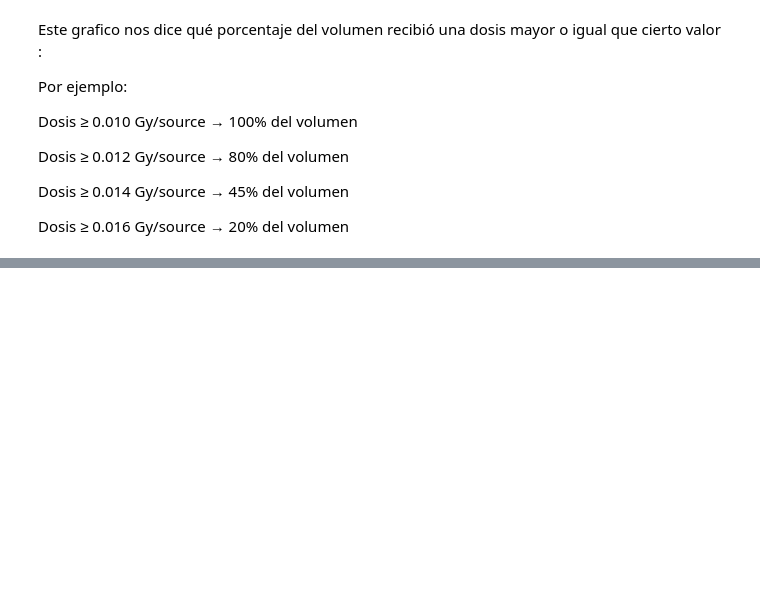
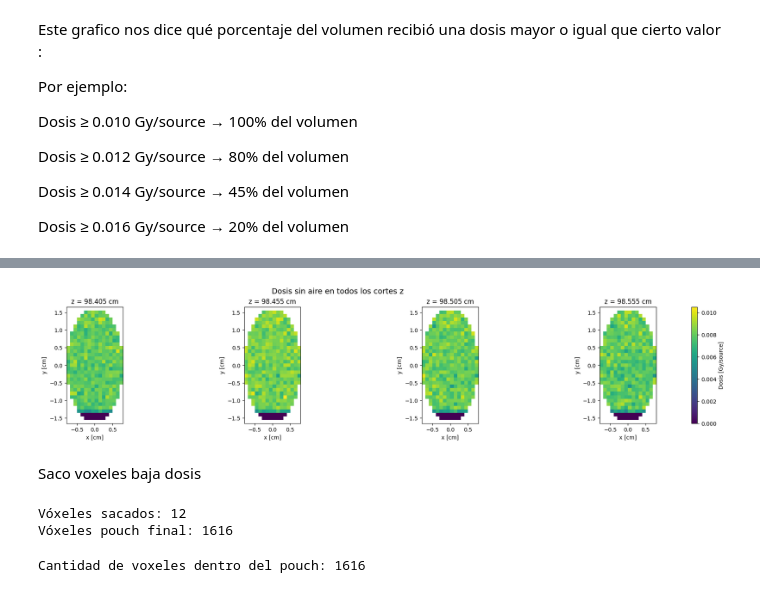
Before and after one commit to arirodriguez001/Laboratory-VI, a Jupyter notebook: Modelo irradiacion final/Modelo L/histograma_dosis-vol.ipynb, the cells around one changed output, grey strips where cells are left out. Cells and saved outputs as stored; diff of their text form; code cells hidden in the pictures; blank space fills up the shorter version.

```diff
--- a/Modelo irradiacion final/Modelo L/histograma_dosis-vol.ipynb
+++ b/Modelo irradiacion final/Modelo L/histograma_dosis-vol.ipynb
@@ -636,0 +484,67 @@ print(np.std(dosis_fisica) / np.mean(dosis_fisica))
+# %%
+fig, axes = plt.subplots(1, nz, figsize=(5 * nz, 4), constrained_layout=True)
+
+if nz == 1:
+    axes = [axes]
+
+vmin = np.nanmin(dosis_sin_aire)
+vmax = np.nanmax(dosis_sin_aire)
+
+for iz in range(nz):
+    im = axes[iz].imshow(
+        dosis_sin_aire[:, :, iz].T,
+        origin="lower",
+        extent=[xmin, xmax, ymin, ymax],
+        aspect="equal",
+        vmin=vmin,
+        vmax=vmax
+    )
+
+    axes[iz].set_xlabel("x [cm]")
+    axes[iz].set_ylabel("y [cm]")
+    axes[iz].set_title(f"z = {z_centros[iz]:.3f} cm")
+
+fig.colorbar(im, ax=axes, label="Dosis [Gy/source]")
+
+plt.suptitle("Dosis sin aire en todos los cortes z", fontsize=14)
+plt.show()
+# %% [output]
+[figure, added]
+# %% [markdown]
+Saco voxeles baja dosis
+# %%
+ix_sacar = [0]
+iy_sacar = [1,2,3]
+
+mascara_sacar = np.zeros_like(mascara_pouch, dtype=bool)
+mascara_sacar[ix_sacar, iy_sacar, :] = True
+
+mascara_pouch = mascara_pouch & ~mascara_sacar
+
+print("Vóxeles sacados:", np.sum(mascara_sacar))
+print("Vóxeles pouch final:", np.sum(mascara_pouch))
+# %% [output]
+Vóxeles sacados: 12
+Vóxeles pouch final: 1616
+# %%
+mascara_elipsoide = (
+    ((X - x0) / rx)**2
+    + ((Y - y0) / ry)**2
+    + ((Z - z0) / rz)**2
+) <= 1
+
+mascara_z = (Z >= zmin) & (Z <= zmax)
+
+mascara_pouch = mascara_elipsoide & mascara_z
+
+ix_sacar = [0]
+iy_sacar = [1,2,3]
+
+mascara_sacar = np.zeros_like(mascara_pouch, dtype=bool)
+mascara_sacar[ix_sacar, iy_sacar, :] = True
+
+mascara_pouch = mascara_pouch & ~mascara_sacar
+
+print("Cantidad de voxeles dentro del pouch:", np.sum(mascara_pouch))
+# %% [output]
+Cantidad de voxeles dentro del pouch: 1616
```
Also changed, not shown: parts of 28 cells of this notebook, 27 other files.
